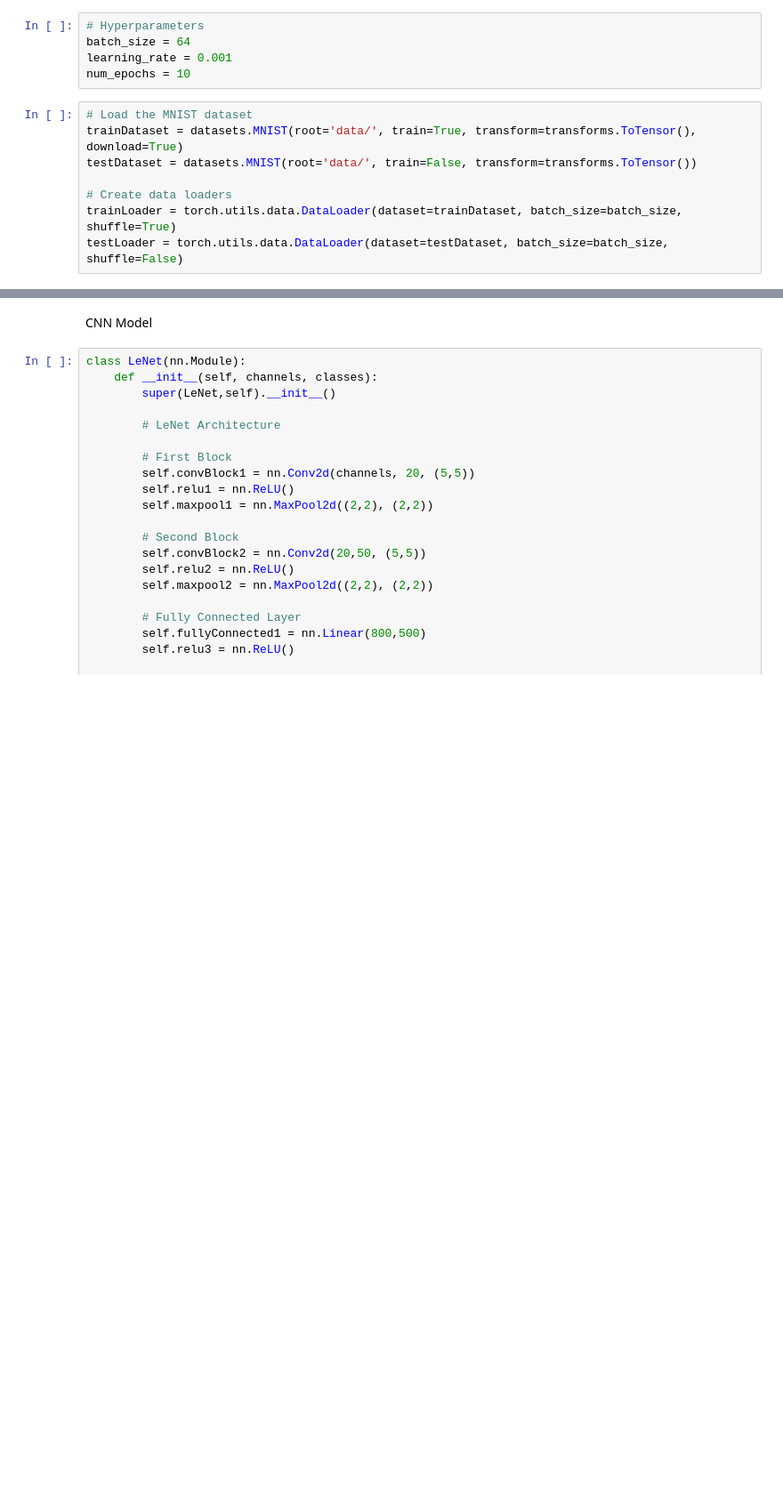
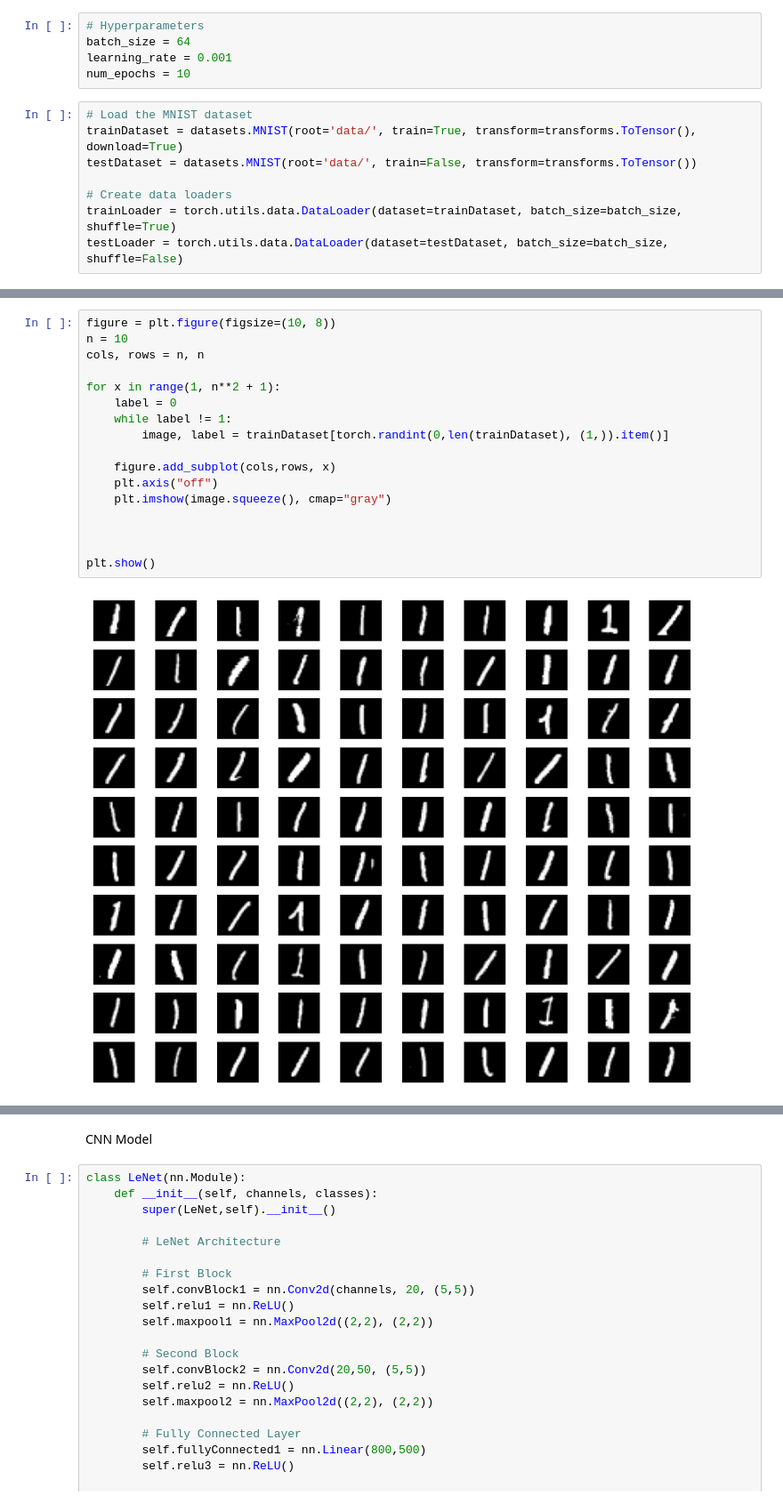
Before and after one commit to MekaelWasti/my-site, a Jupyter notebook: src/components/HDR components/HDR Engine.ipynb, the cells around one changed output, grey strips where cells are left out. Shown at 89% size. Cells and saved outputs as stored; diff of their text form; blank space fills up the shorter version.

```diff
--- a/src/components/HDR components/HDR Engine.ipynb
+++ b/src/components/HDR components/HDR Engine.ipynb
@@ -40,0 +41,19 @@ torch.Size([28, 28])
+# %%
+figure = plt.figure(figsize=(10, 8))
+n = 10
+cols, rows = n, n
+
+for x in range(1, n**2 + 1):
+    label = 0
+    while label != 1:
+        image, label = trainDataset[torch.randint(0,len(trainDataset), (1,)).item()]
+
+    figure.add_subplot(cols,rows, x)
+    plt.axis("off")
+    plt.imshow(image.squeeze(), cmap="gray")
+
+
+
+plt.show()
+# %% [output]
+[figure, added]
```
Also changed, not shown: parts of 13 cells of this notebook, 3 other files.
